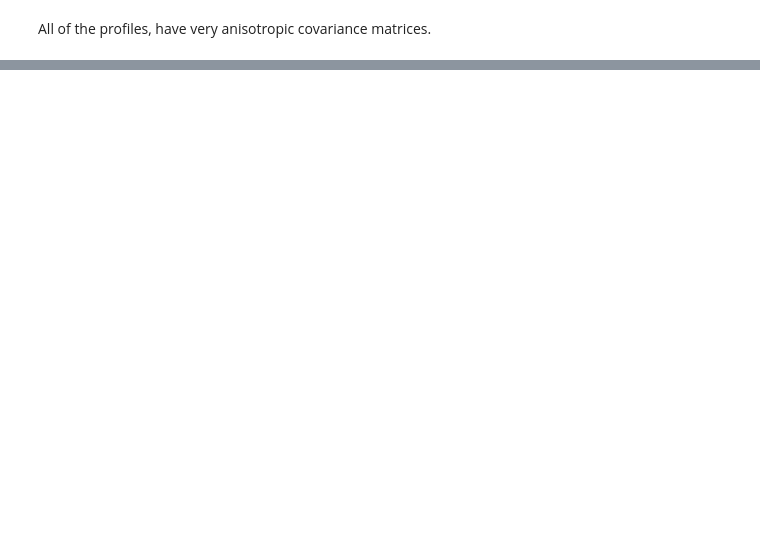
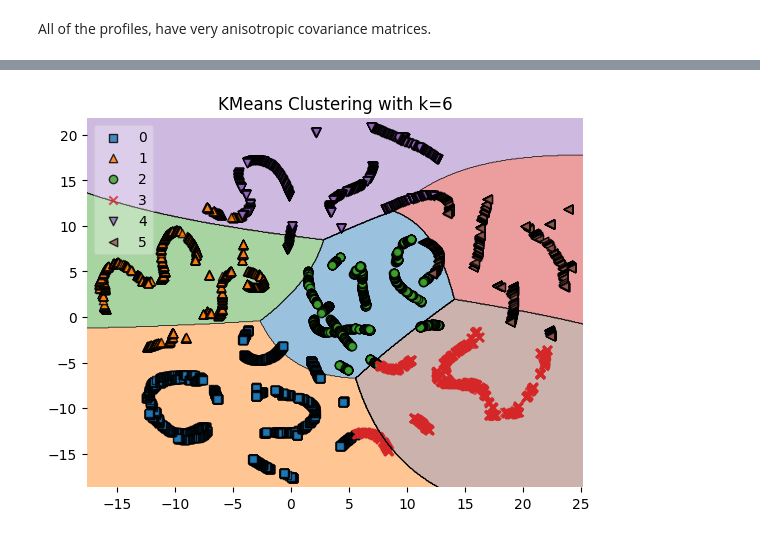
Before and after one commit to mrjorgeparr/ML-in-healthcare, a Jupyter notebook: Final project/Final_project.ipynb, the cells around one changed output, grey strips where cells are left out. Cells and saved outputs as stored; diff of their text form; code cells hidden in the pictures; blank space fills up the shorter version.

Commit message:
adding kmeans

```diff
--- a/Final project/Final_project.ipynb
+++ b/Final project/Final_project.ipynb
@@ -500,0 +513,28 @@ All of the profiles, have very anisotropic covariance matrices.
+# %%
+wss = []  # within-cluster sum of squares
+sscores = []  # silhouette scores
+ks = range(2, 8)  # Adjust the range based on your needs
+
+for n_clusters in ks:
+    kmeans = KMeans(n_clusters=n_clusters, random_state=42)
+    kmeans.fit(embeddings)
+    labels = kmeans.labels_
+    wss.append(kmeans.inertia_)  # Inertia is the WSS
+    sscores.append(ss(embeddings, labels))
+
+# Find the optimal number of clusters based on the elbow method (WSS)
+optimal_k_wss = ks[np.argmin(wss)]
+
+# Find the optimal number of clusters based on silhouette score
+optimal_k_silhouette = ks[np.argmax(sscores)]
+
+# KMeans clustering with optimal_k_silhouette
+kmeans_silhouette = KMeans(n_clusters=optimal_k_silhouette, random_state=42)
+labels_silhouette = kmeans_silhouette.fit_predict(embeddings)
+
+if np.shape(embeddings)[1] == 2:
+    dfr = pd.DataFrame(embeddings, columns=['UMAP1', 'UMAP2'])
+else:
+    dfr = pd.DataFrame(embeddings, columns=['UMAP1', 'UMAP2', 'UMAP3'])
+# %%
+dfr['profile'] = labels_silhouette
@@ -500,0 +561,12 @@ All of the profiles, have very anisotropic covariance matrices.
+# %%
+# KMeans clustering with optimal_k_wss Plot
+
+cdg =  dfr['profile'].value_counts(normalize=True)
+ordered_cluster_indices = cdg.index
+dfr['ordered_profile'] = dfr['profile'].map(dict(zip(ordered_cluster_indices, range(len(ordered_cluster_indices)))))
+plot_decision_regions(embeddings, dfr['ordered_profile'].values, clf=gmm, legend=2)
+# sns.scatterplot(x=dfr.iloc[:, 0], y=dfr.iloc[:, 1], hue=labels_wss, palette='viridis')
+plt.title(f'KMeans Clustering with k={optimal_k_silhouette}')
+plt.show()
+# %% [output]
+[figure, added]
```
Also changed, not shown: parts of 24 cells of this notebook, 1 other file.
